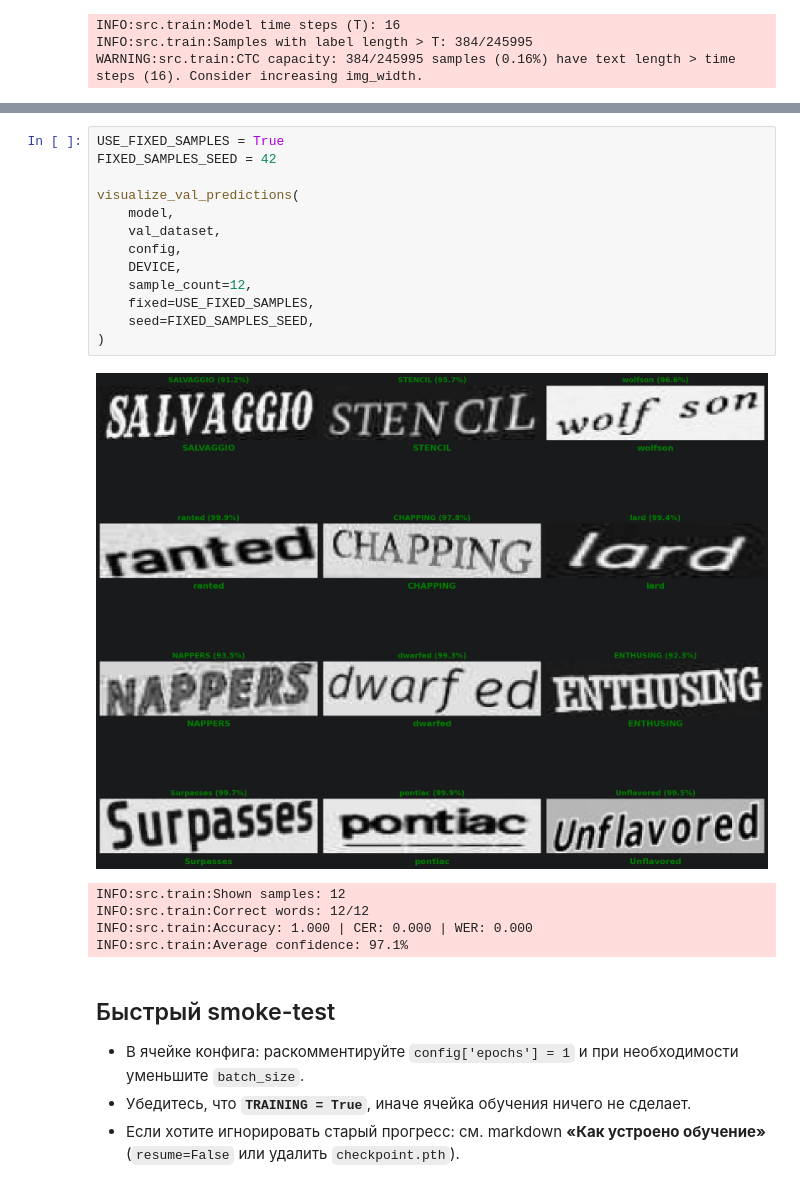
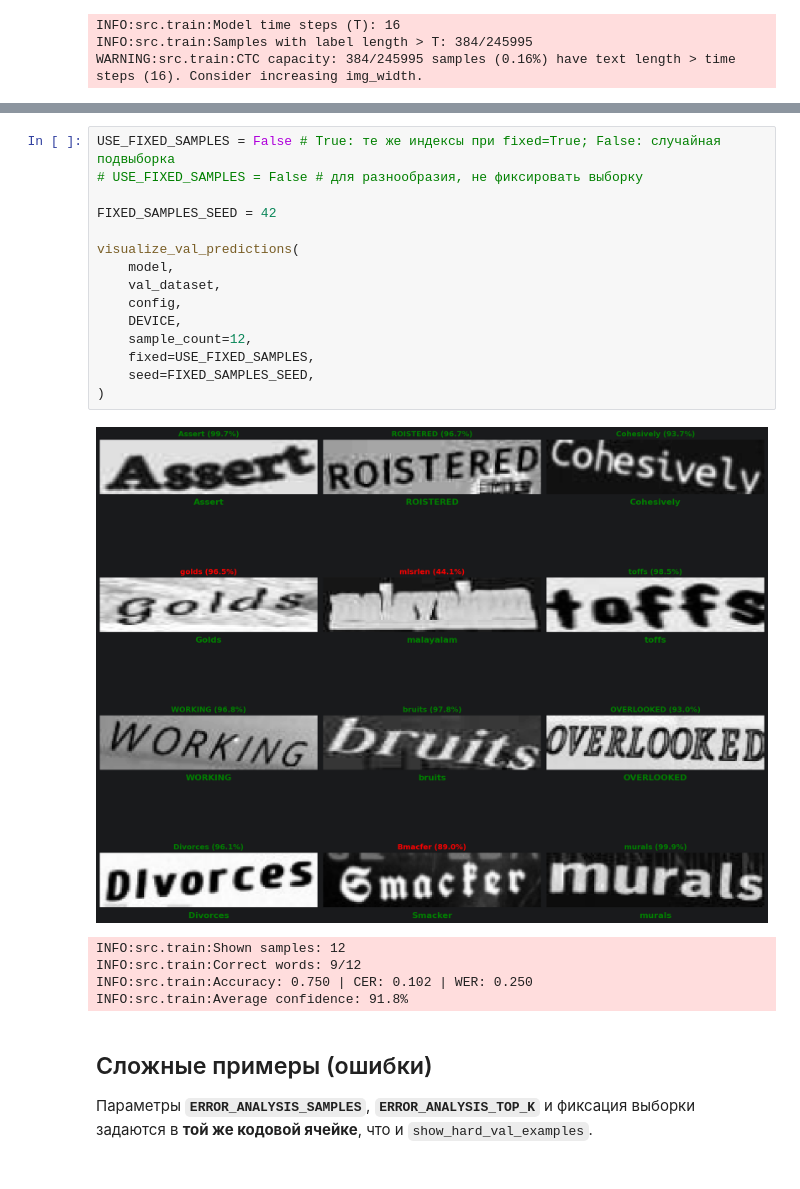
Before and after one commit to mentisVeritas/crnn-text-recognition, a Jupyter notebook: notebooks/experiments.ipynb, the cells around one changed output, grey strips where cells are left out. Saved outputs shown, nothing was run; the diff lists cells and outputs as text.

```diff
--- a/notebooks/experiments.ipynb
+++ b/notebooks/experiments.ipynb
@@ -161,26 +166,26 @@ INFO:src.train:Checkpoint loaded: /Users/user/PycharmProjects/Learning/MLC/proje
 # %%
-USE_FIXED_SAMPLES = True
+USE_FIXED_SAMPLES = False # True: те же индексы при fixed=True; False: случайная подвыборка
+# USE_FIXED_SAMPLES = False # для разнообразия, не фиксировать выборку
+
 FIXED_SAMPLES_SEED = 42
 
 visualize_val_predictions(
     model,
     val_dataset,
     config,
     DEVICE,
     sample_count=12,
     fixed=USE_FIXED_SAMPLES,
     seed=FIXED_SAMPLES_SEED,
 )
 # %% [output]
-[figure, old version]
+[figure, new version]
 INFO:src.train:Shown samples: 12
-INFO:src.train:Correct words: 12/12
-INFO:src.train:Accuracy: 1.000 | CER: 0.000 | WER: 0.000
-INFO:src.train:Average confidence: 97.1%
+INFO:src.train:Correct words: 9/12
+INFO:src.train:Accuracy: 0.750 | CER: 0.102 | WER: 0.250
+INFO:src.train:Average confidence: 91.8%
-# %% [markdown]
-## Быстрый smoke-test
-
-- В ячейке конфига: раскомментируйте `config['epochs'] = 1` и при необходимости уменьшите `batch_size`.
-- Убедитесь, что **`TRAINING = True`**, иначе ячейка обучения ничего не сделает.
-- Если хотите игнорировать старый прогресс: см. markdown **«Как устроено обучение»** (`resume=False` или удалить `checkpoint.pth`).
+# %% [markdown]
+## Сложные примеры (ошибки)
+
+Параметры **`ERROR_ANALYSIS_SAMPLES`**, **`ERROR_ANALYSIS_TOP_K`** и фиксация выборки задаются в **той же кодовой ячейке**, что и `show_hard_val_examples`.
 # %%
```
Also changed, not shown: parts of 17 cells of this notebook, 11 other files.
